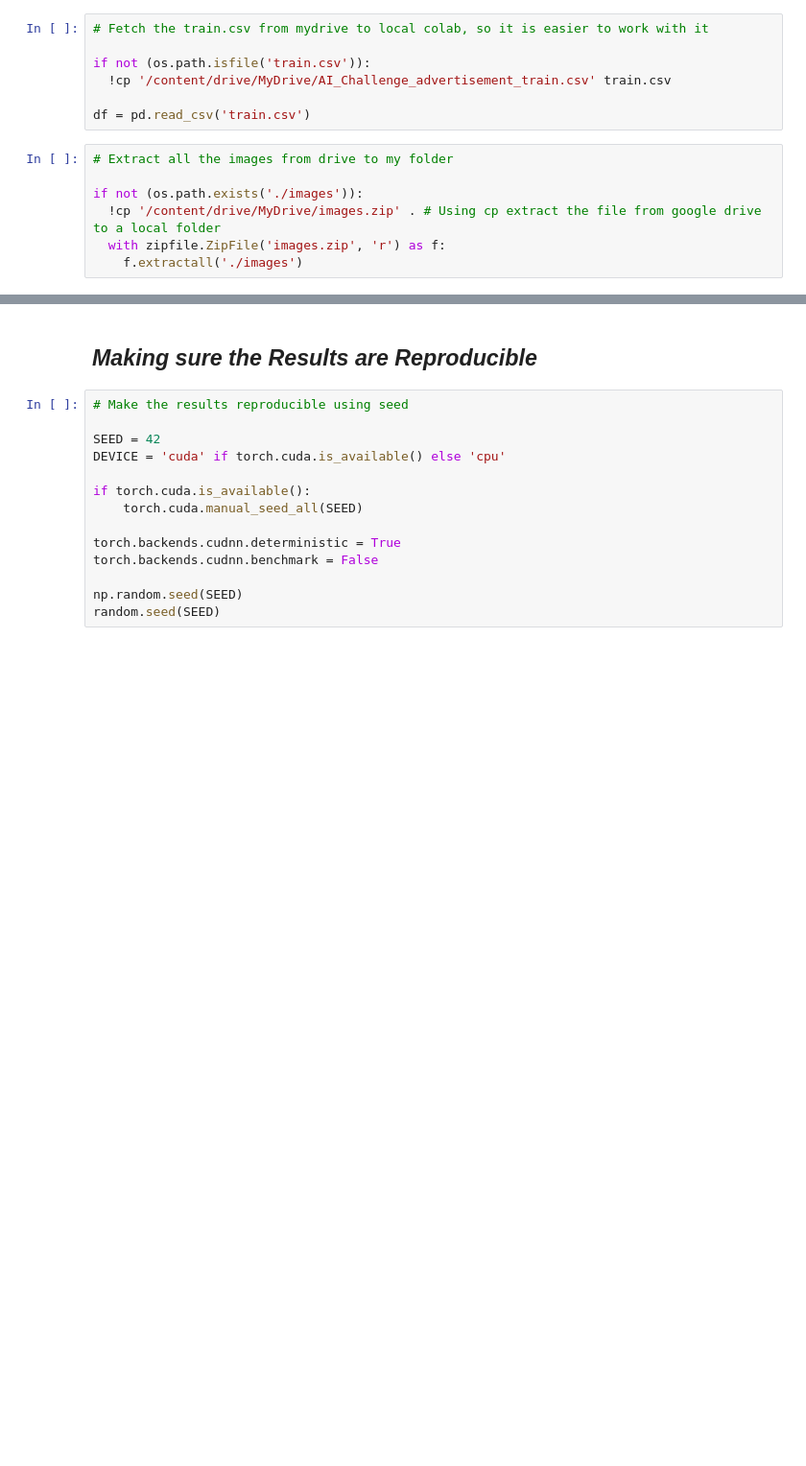
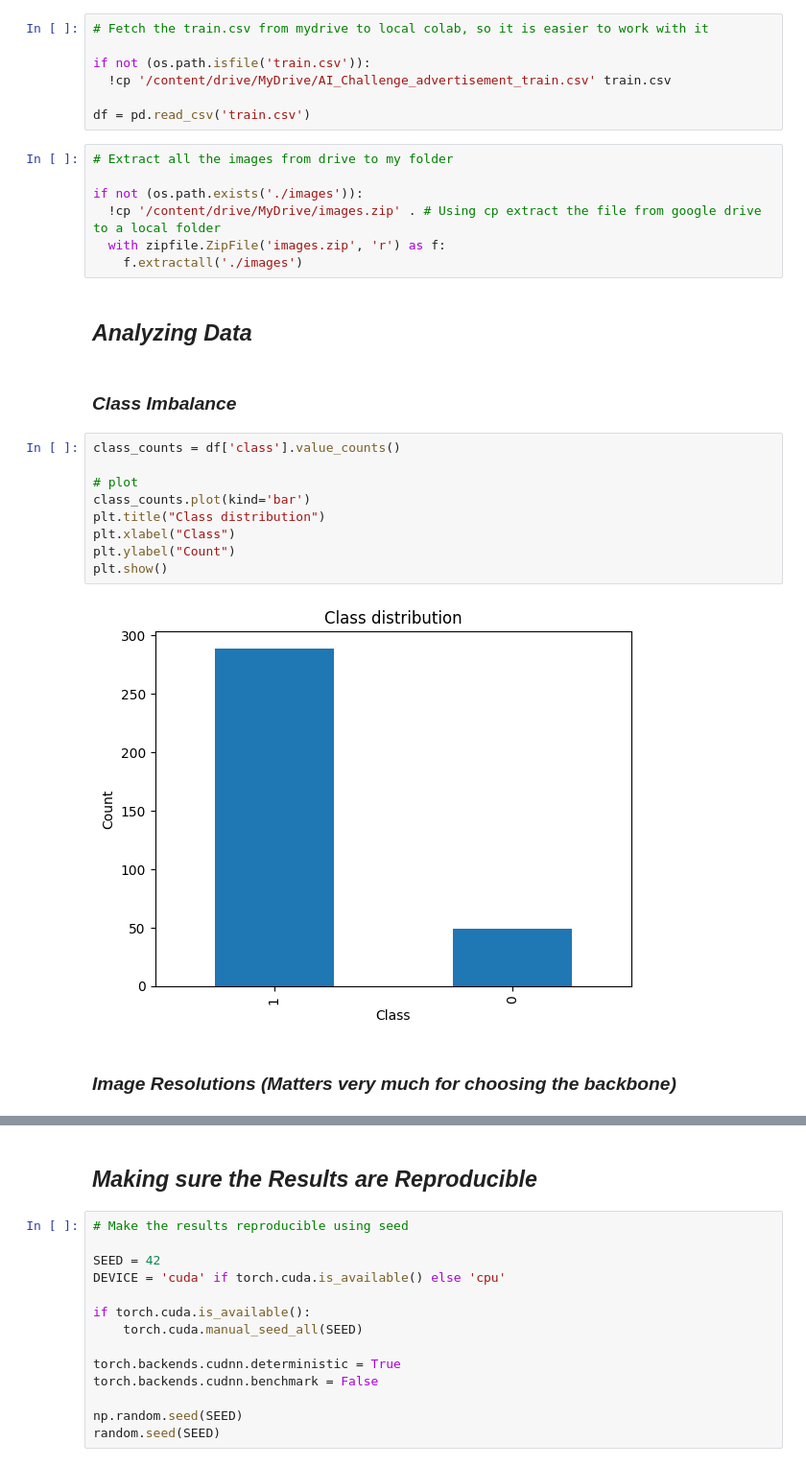
Before and after one commit to alwaysneedhelp/AI-Challenge, a Jupyter notebook: advertisement.ipynb, the cells around one changed output, grey strips where cells are left out. Shown at 96% size. Saved outputs shown, nothing was run; the diff lists cells and outputs as text; blank space fills up the shorter version.

```diff
--- a/advertisement.ipynb
+++ b/advertisement.ipynb
@@ -42,3 +43,20 @@ if not (os.path.exists('./images')):
   !cp '/content/drive/MyDrive/images.zip' . # Using cp extract the file from google drive to a local folder
   with zipfile.ZipFile('images.zip', 'r') as f:
     f.extractall('./images')
+# %% [markdown]
+## ***Analyzing Data***
+# %% [markdown]
+### ***Class Imbalance***
+# %%
+class_counts = df['class'].value_counts()
+
+# plot
+class_counts.plot(kind='bar')
+plt.title("Class distribution")
+plt.xlabel("Class")
+plt.ylabel("Count")
+plt.show()
+# %% [output]
+[figure, added]
+# %% [markdown]
+### ***Image Resolutions (Matters very much for choosing the backbone)***
```
Also changed, not shown: parts of 10 cells of this notebook.
